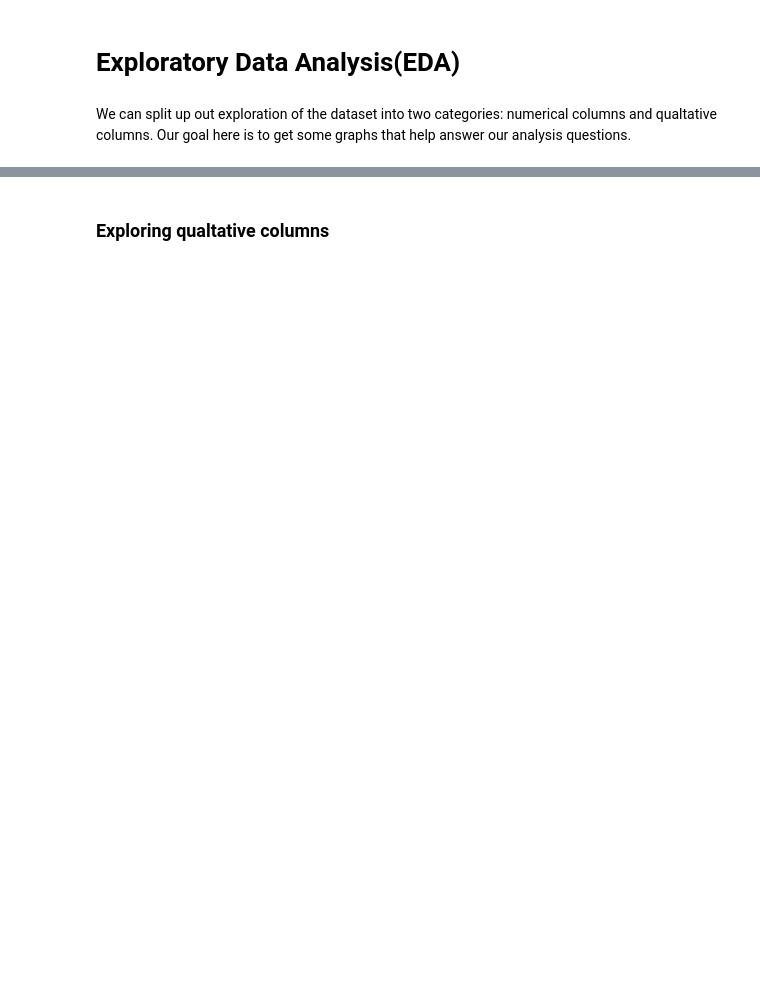
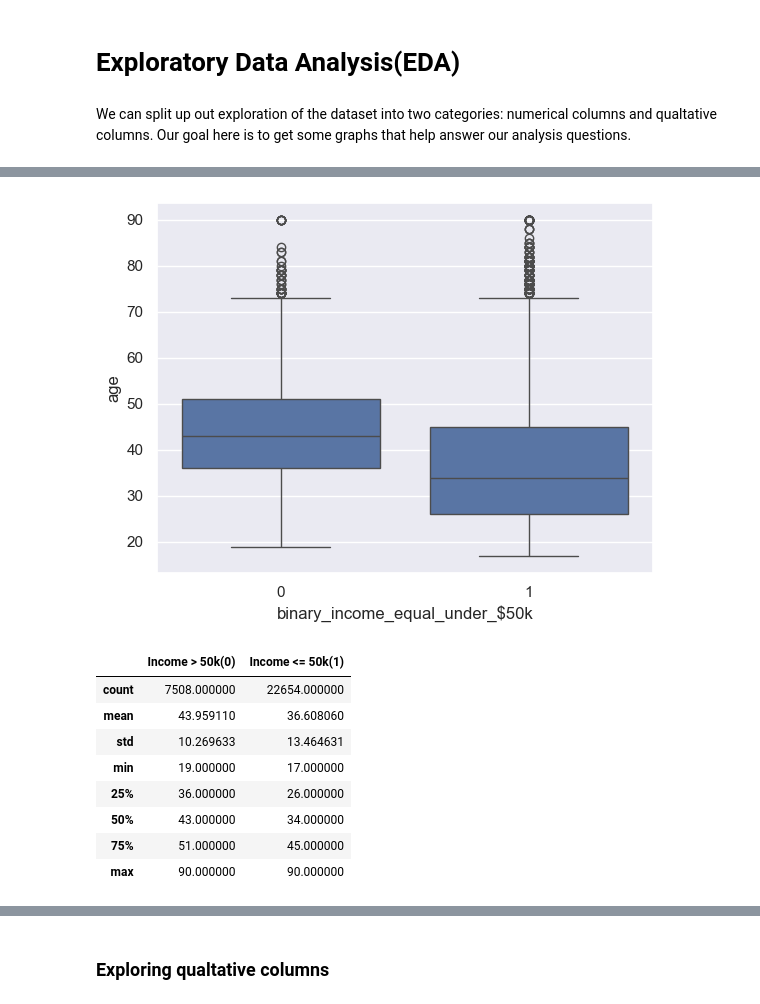
Before and after one commit to brandoncabrera707/CISD_41_Capstone_Project, a Jupyter notebook: capstone_project.ipynb, the cells around one changed output, grey strips where cells are left out. Drawn from its saved outputs; the diff is of its cells as text; code cells hidden in the pictures; blank space fills up the shorter version.

```diff
--- a/capstone_project.ipynb
+++ b/capstone_project.ipynb
@@ -251,0 +307,14 @@ From
+# %%
+age_group_info = plot_boxplot(x = 'binary_income_equal_under_$50k', y='age')
+age_group_info
+# %% [output]
+[figure, added]
+|  | Income > 50k(0) | Income <= 50k(1) |
+| count | 7508.000000 | 22654.000000 |
+| mean | 43.959110 | 36.608060 |
+| std | 10.269633 | 13.464631 |
+| min | 19.000000 | 17.000000 |
+| 25% | 36.000000 | 26.000000 |
+| 50% | 43.000000 | 34.000000 |
+| 75% | 51.000000 | 45.000000 |
+| max | 90.000000 | 90.000000 |
```
Also changed, not shown: parts of 16 cells of this notebook.
